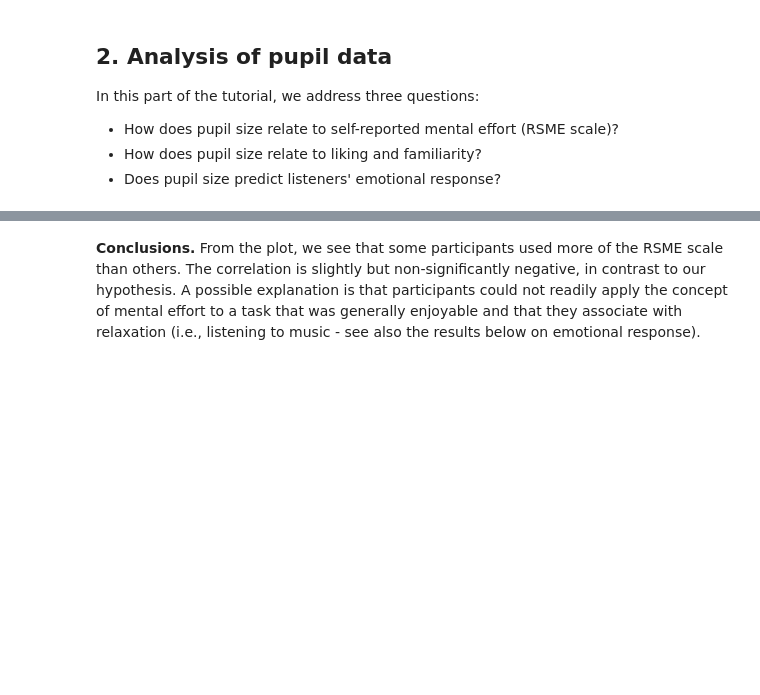
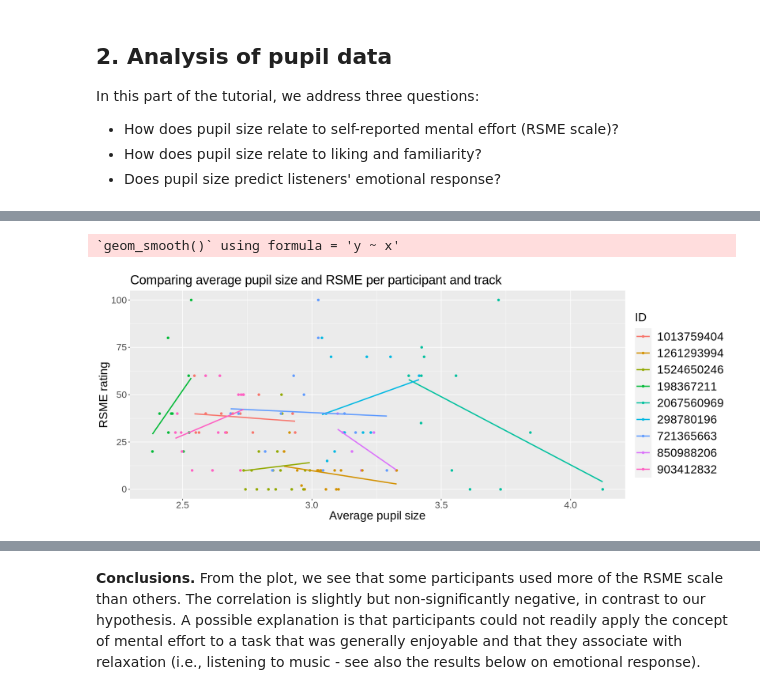
Before and after one commit to laurabishop/MusicDiscoveryPupil, a Jupyter notebook: MusicDiscoveryPhysiology.ipynb, the cells around one changed output, grey strips where cells are left out. Saved outputs shown, nothing was run; the diff lists cells and outputs as text; code cells hidden in the pictures; blank space fills up the shorter version.

```diff
--- a/MusicDiscoveryPhysiology.ipynb
+++ b/MusicDiscoveryPhysiology.ipynb
@@ -136,10 +143,13 @@ effort.noID + geom_smooth(method = lm, se = FALSE)
 # %%
-effort <- ggplot(pupilxRSME, aes(x = npupil, y = RSME, colour = ID)) + geom_point()
+effort <- ggplot(pupilxRSME, aes(x = smooth.pupil, y = RSME, colour = ID)) + geom_point()
 effort <- effort + ggtitle("Comparing average pupil size and RSME per participant and track") +
                           xlab("Average pupil size") + ylab("RSME rating") +
                           theme(plot.title = element_text(size = 22),
                                 axis.text = element_text(size = 16), axis.title = element_text(size = 20),
                                 legend.text = element_text(size = 20), legend.key.size = unit(1, "cm"),
                                 legend.title = element_text(size = 20))
 effort + geom_smooth(method = lm, se = FALSE)
+# %% [output]
+`geom_smooth()` using formula = 'y ~ x'
+[figure, added]
 # %%
```
Also changed, not shown: parts of 20 cells of this notebook.
